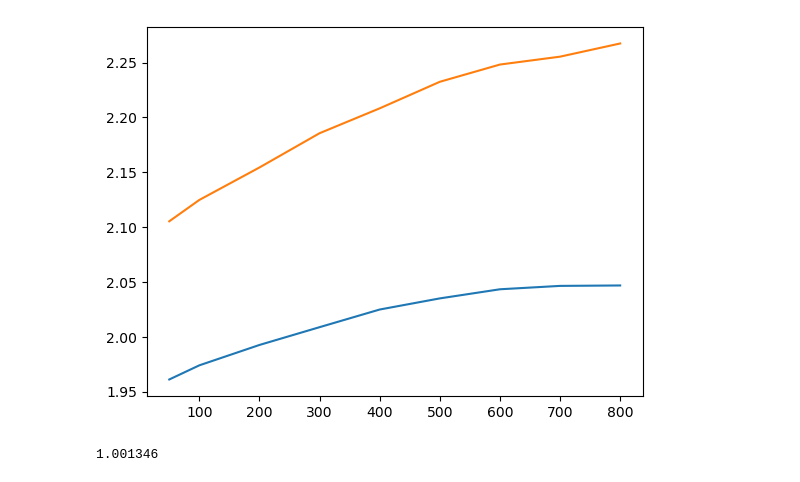
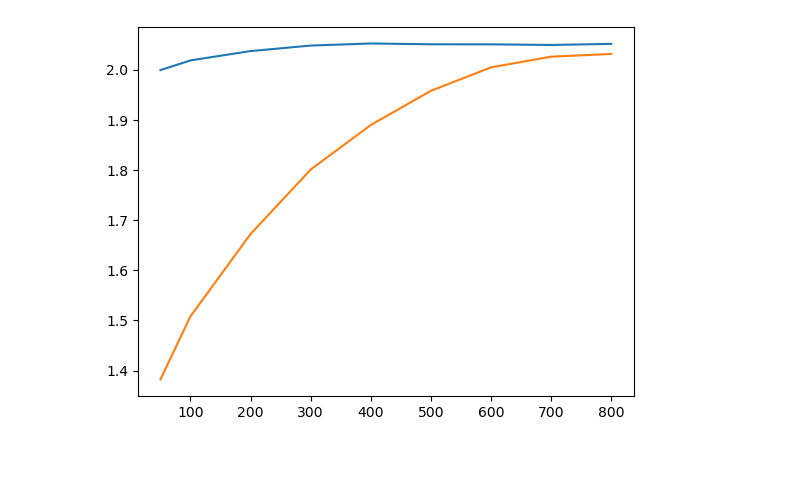
Before and after one commit to maxime-rousselet-cnes/SNREI, a Jupyter notebook: retrieve.ipynb, the cells around one changed output. Drawn from its saved outputs; the diff is of its cells as text; code cells hidden in the pictures.

Commit message:
test geopandas leakage correction

```diff
--- a/retrieve.ipynb
+++ b/retrieve.ipynb
@@ -27,7 +27,7 @@ def generate_grid(gdf):
     return gpd.GeoDataFrame({"EWH": values}, geometry=polygons, crs=gdf.crs)
 
 
-file = "/home/maxime/.cache/pooch/7dd514faeaa71efe73294dece9245e99-continents.zip"
+file = "/home/maxime/Code/SNREI/data/masks/geopandas-continents.zip"
 continents: GeoDataFrame = read_file("zip://" + file)
 continents.crs = "EPSG:4326"
 
@@ -35,12 +35,13 @@ continents.crs = "EPSG:4326"
 limit = 8  # Example threshold, adjust as needed
 buffer_distances = [50, 100, 200, 300, 400, 500, 600, 700, 800]
 equal_earth_crs = 3857
+continents_projected = continents.to_crs(crs=equal_earth_crs)
 # %%
 from matplotlib.pyplot import plot, show
 
 from shapely.geometry import Point
 from snrei.utils import extract_GRACE_data
-
+from geopandas import clip
 
 for name in [
     "GRACE_MSSA_2003_2022.xyz", "TREND_GRACE(-FO)_MSSA_2003_2022_NoGIA_PELTIER_ICE6G-D.csv"]:
@@ -55,42 +56,39 @@ for name in [
     ewh_df.columns = ["latitude", "longitude", "EWH"]
 
     # Convert to GeoDataFrame
     ewh_df["geometry"] = ewh_df.apply(lambda row: Point(row["longitude"], row["latitude"]), axis=1)
     ewh_gdf = gpd.GeoDataFrame(ewh_df, geometry="geometry")
     ewh_gdf.crs = "EPSG:4326"
     ewh_gdf = generate_grid(ewh_gdf)
 
     # Use a different projection (Equal Earth)
-    continents_projected = continents.to_crs(crs=equal_earth_crs)
     ewh_gdf_projected = ewh_gdf.to_crs(crs=equal_earth_crs)
 
     mean = []
 
     for buffer_distance in buffer_distances:
 
         # Apply a buffer around the continents to exclude areas close to land
         continents_buffered: GeoDataFrame = continents_projected.copy()
         continents_buffered["geometry"] = continents_buffered.buffer(buffer_distance * 1e3)
+        continents_clipped = clip(ewh_gdf_projected, continents_buffered)
+        continents_reprojected = continents_clipped.to_crs(4326)
 
         # Perform a spatial join to identify points on land or near land
-        land_gdf = gpd.sjoin(ewh_gdf_projected, continents_buffered, predicate="intersects")
+        land_gdf = gpd.sjoin(ewh_gdf, continents_reprojected, predicate="intersects")
 
         # Identify oceanic points by selecting points not in land_gdf
-        oceanic_gdf = ewh_gdf_projected.loc[~ewh_gdf_projected.index.isin(land_gdf.index)].loc[abs(ewh_gdf_projected["EWH"]) < limit]
+        oceanic_gdf = ewh_gdf.loc[~ewh_gdf.index.isin(land_gdf.index)] # .loc[abs(ewh_gdf_projected["EWH"]) < limit]
 
         # Compute the mean EWH value over the oceanic points
         oceanic_mean = oceanic_gdf["EWH"].mean()
 
-        mean += [oceanic_mean]
+        mean += [oceanic_mean * (1.0 if name=="GRACE_MSSA_2003_2022.xyz" else 2.0/2.35)]
 
     plot(buffer_distances, mean)
 show()
 # %% [output]
-[figure, old version]
+[figure, new version]
-# %%
-6378000*3.14/2/1e7
-# %% [output]
-1.001346
 # %%
 oceanic_gdf.plot("EWH")
 continents_projected.plot(figsize=(5, 20))
```
Also changed, not shown: parts of 8 cells of this notebook, 15 other files.
